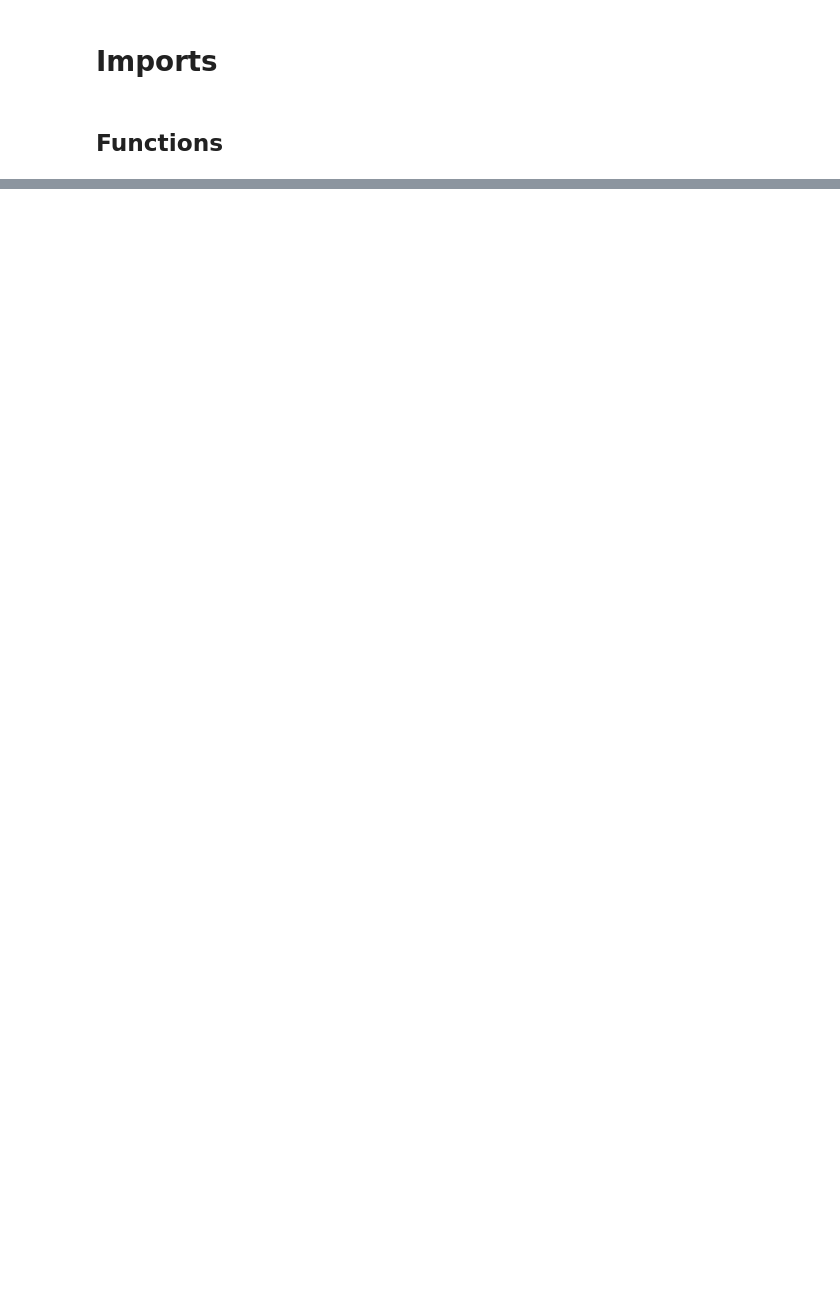
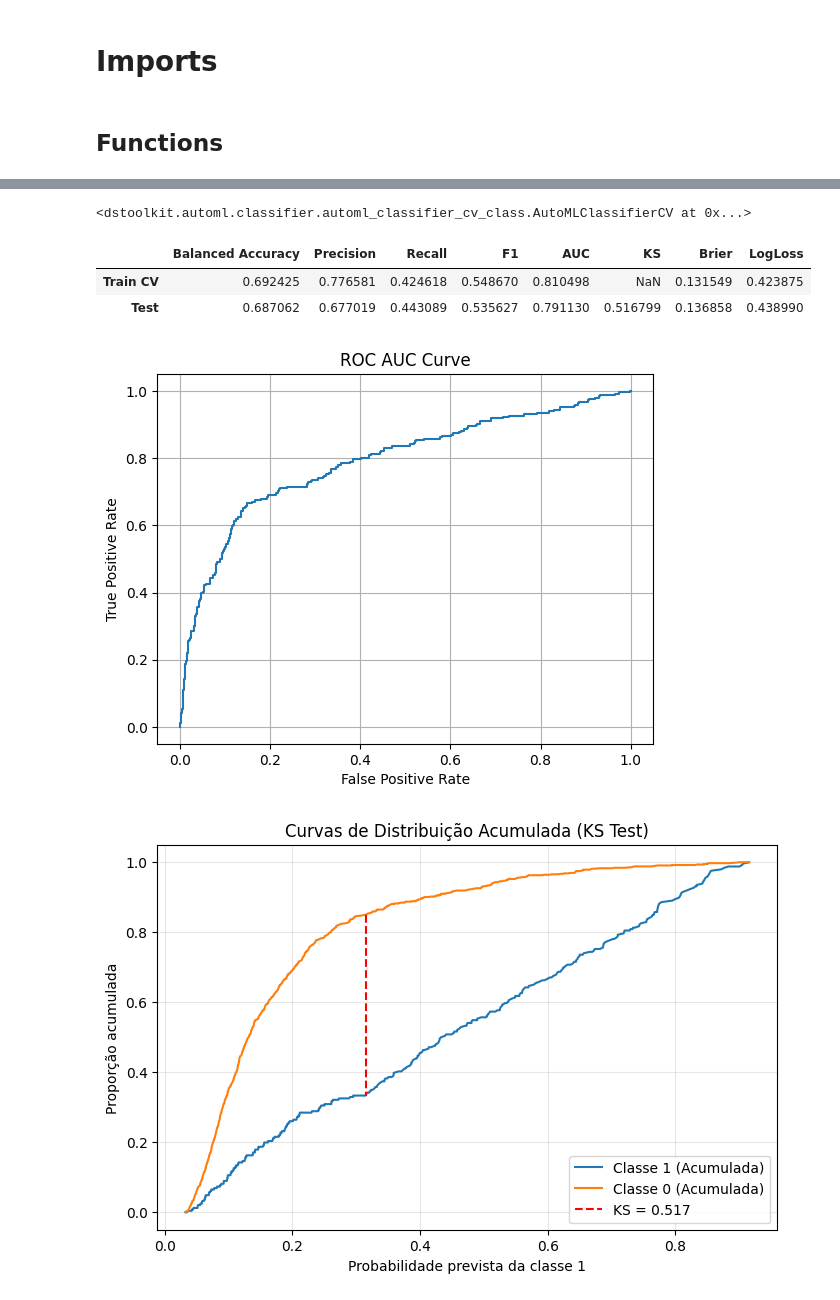
Before and after one commit to juniorcl/data-science-toolkit, a Jupyter notebook: notebooks/automl_general_classifier.ipynb, the cells around one changed output, grey strips where cells are left out. Drawn from its saved outputs; the diff is of its cells as text; code cells hidden in the pictures; blank space fills up the shorter version.

```diff
--- a/notebooks/automl_general_classifier.ipynb
+++ b/notebooks/automl_general_classifier.ipynb
@@ -654,0 +124,3 @@ a.get_result_analysis()
+# %%
+selected_columns = list(set(np.random.choice(X_train.columns.tolist(), 20)))
+selected_columns
@@ -654,0 +144,16 @@ a.get_result_analysis()
+# %%
+lgbm = AutoMLClassifierCV(model_name='LightGBM', scoring='roc_auc', tune=True)
+lgbm.train(X_train[selected_columns], y_train, X_test[selected_columns], y_test)
+# %% [output]
+<dstoolkit.automl.classifier.automl_classifier_cv_class.AutoMLClassifierCV at 0x...>
+# %%
+lgbm.get_metrics()
+# %% [output]
+|  | Balanced Accuracy | Precision | Recall | F1 | AUC | KS | Brier | LogLoss |
+| Train CV | 0.692425 | 0.776581 | 0.424618 | 0.548670 | 0.810498 | NaN | 0.131549 | 0.423875 |
+| Test | 0.687062 | 0.677019 | 0.443089 | 0.535627 | 0.791130 | 0.516799 | 0.136858 | 0.438990 |
+# %%
+lgbm.analyze()
+# %% [output]
+[figure, added]
+[figure, added]
```
Also changed, not shown: parts of 55 cells of this notebook, 59 other files.
